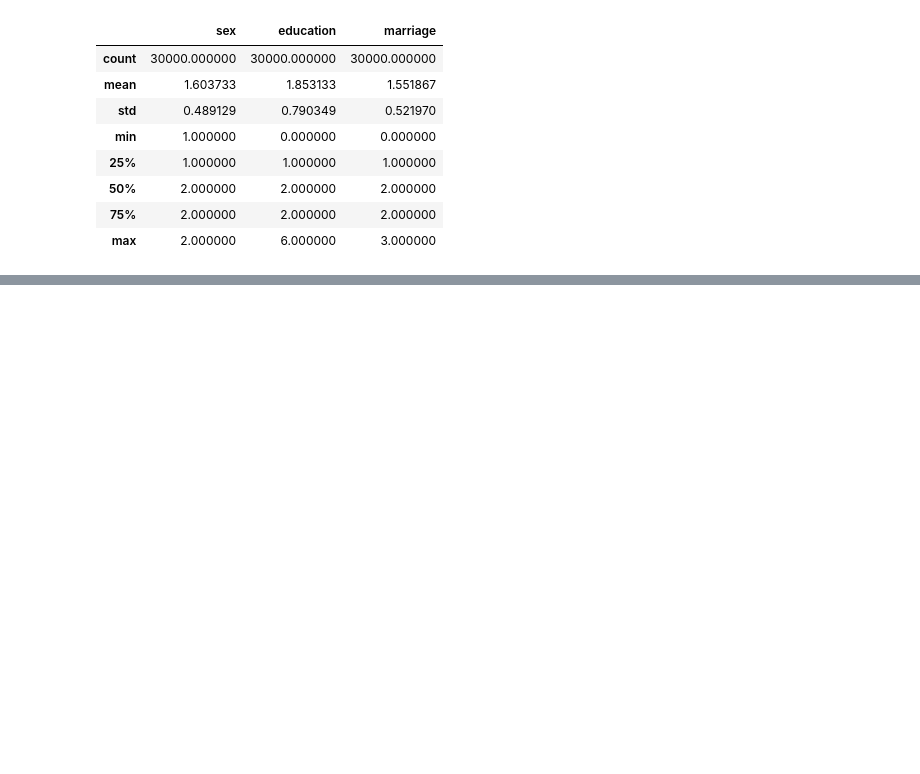
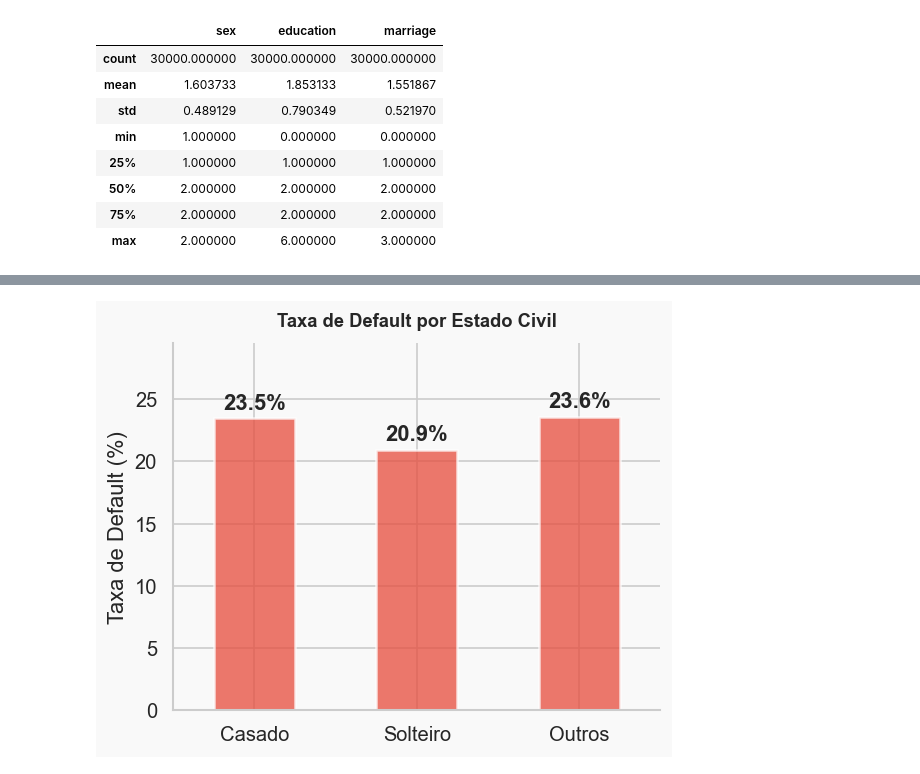
Before and after one commit to ASFischer/credit_risk, a Jupyter notebook: notebooks/eda.ipynb, the cells around one changed output, grey strips where cells are left out. Cells and saved outputs as stored; diff of their text form; code cells hidden in the pictures; blank space fills up the shorter version.

```diff
--- a/notebooks/eda.ipynb
+++ b/notebooks/eda.ipynb
@@ -319,0 +230,18 @@ Looking at the correlation heatmap, we could take as a starting point that a col
+# %%
+fig, ax = plt.subplots(figsize=(5, 4))
+rates_mar = (df_plot.groupby('marriage_label')['default'].mean() * 100).reindex(['Casado', 'Solteiro', 'Outros'])
+
+rates_mar.plot(kind='bar', color='#e74c3c', alpha=0.75, edgecolor='white', linewidth=1.5, ax=ax)
+ax.bar_label(ax.containers[0], fmt='%.1f%%', fontweight='bold', padding=3)
+
+ax.set_title('Taxa de Default por Estado Civil', fontsize=11, fontweight='bold', pad=10)
+ax.set_ylabel('Taxa de Default (%)')
+ax.set_ylim(0, rates_mar.max() * 1.25)
+ax.tick_params(axis='x', rotation=0)
+ax.set_xlabel('')
+
+plt.tight_layout()
+plt.savefig('../plots/default_by_marriage.png', bbox_inches='tight')
+plt.show()
+# %% [output]
+[figure, added]
```
Also changed, not shown: parts of 45 cells of this notebook, 9 other files.
